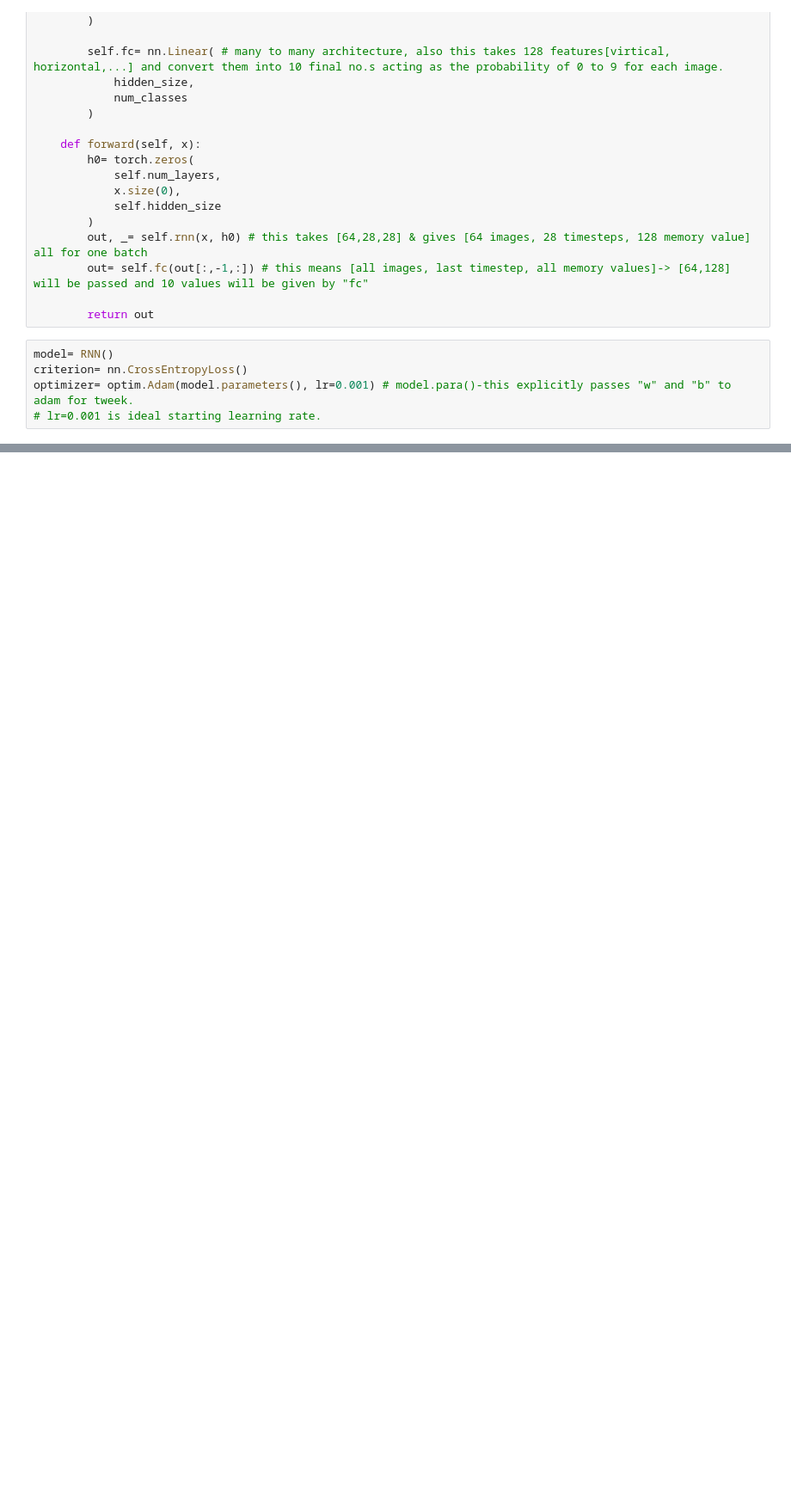
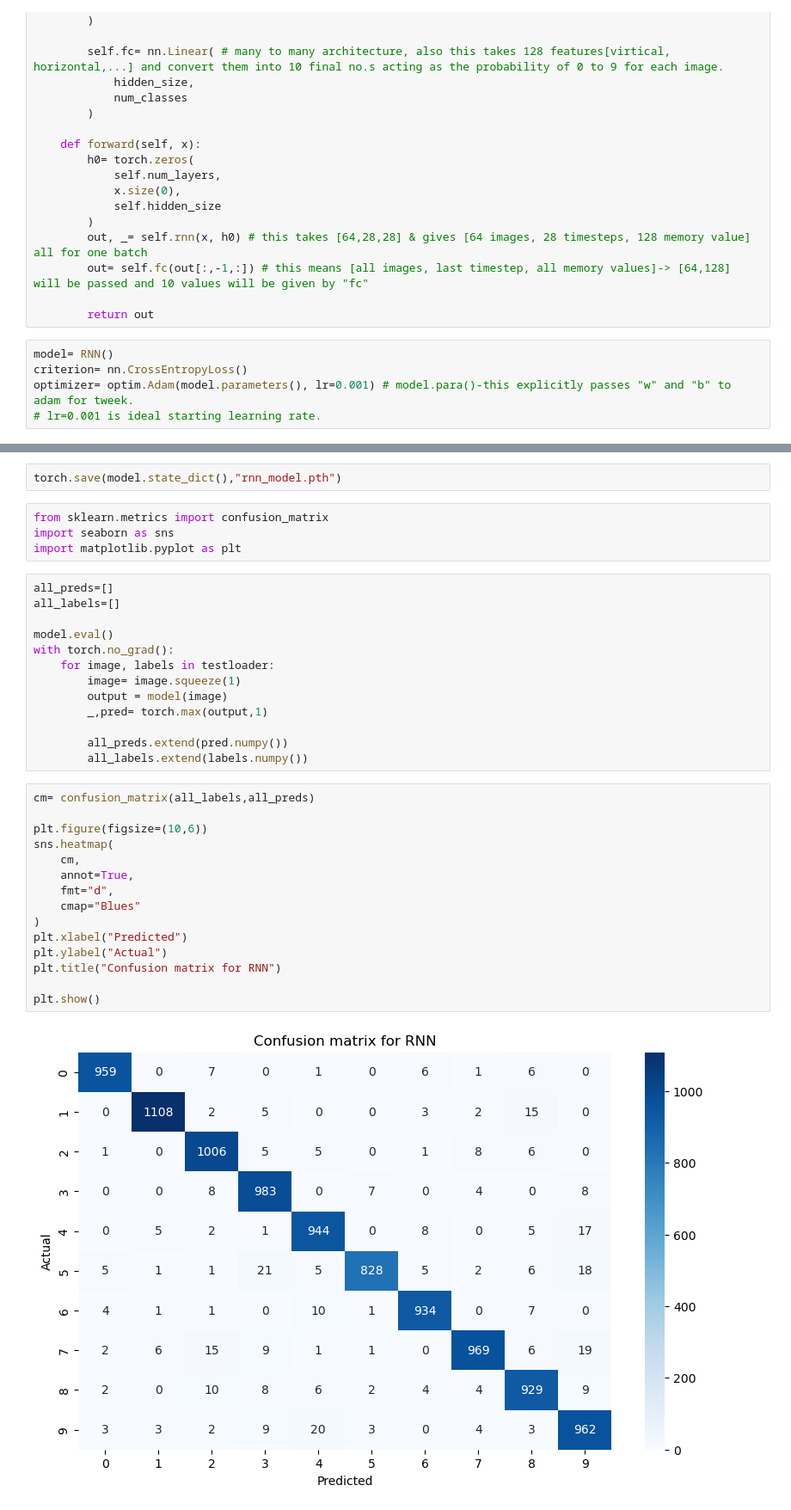
Before and after one commit to Deptek/Projects, a Jupyter notebook: CNN_RNN_MNIST/RNN.ipynb, the cells around one changed output, grey strips where cells are left out. Shown at 86% size. Saved outputs shown, nothing was run; the diff lists cells and outputs as text; blank space fills up the shorter version.

```diff
--- a/CNN_RNN_MNIST/RNN.ipynb
+++ b/CNN_RNN_MNIST/RNN.ipynb
@@ -105,0 +106,36 @@ Accuracy=96.48%
+# %%
+torch.save(model.state_dict(),"rnn_model.pth")
+# %%
+from sklearn.metrics import confusion_matrix
+import seaborn as sns
+import matplotlib.pyplot as plt
+# %%
+all_preds=[]
+all_labels=[]
+
+model.eval()
+with torch.no_grad():
+    for image, labels in testloader:
+        image= image.squeeze(1)
+        output = model(image)
+        _,pred= torch.max(output,1)
+
+        all_preds.extend(pred.numpy())
+        all_labels.extend(labels.numpy())
+# %%
+cm= confusion_matrix(all_labels,all_preds)
+
+plt.figure(figsize=(10,6))
+sns.heatmap(
+    cm,
+    annot=True,
+    fmt="d",
+    cmap="Blues"
+)
+plt.xlabel("Predicted")
+plt.ylabel("Actual")
+plt.title("Confusion matrix for RNN")
+
+plt.show()
+# %% [output]
+[figure, added]
```
Also changed, not shown: parts of 4 cells of this notebook, 2 other files.
